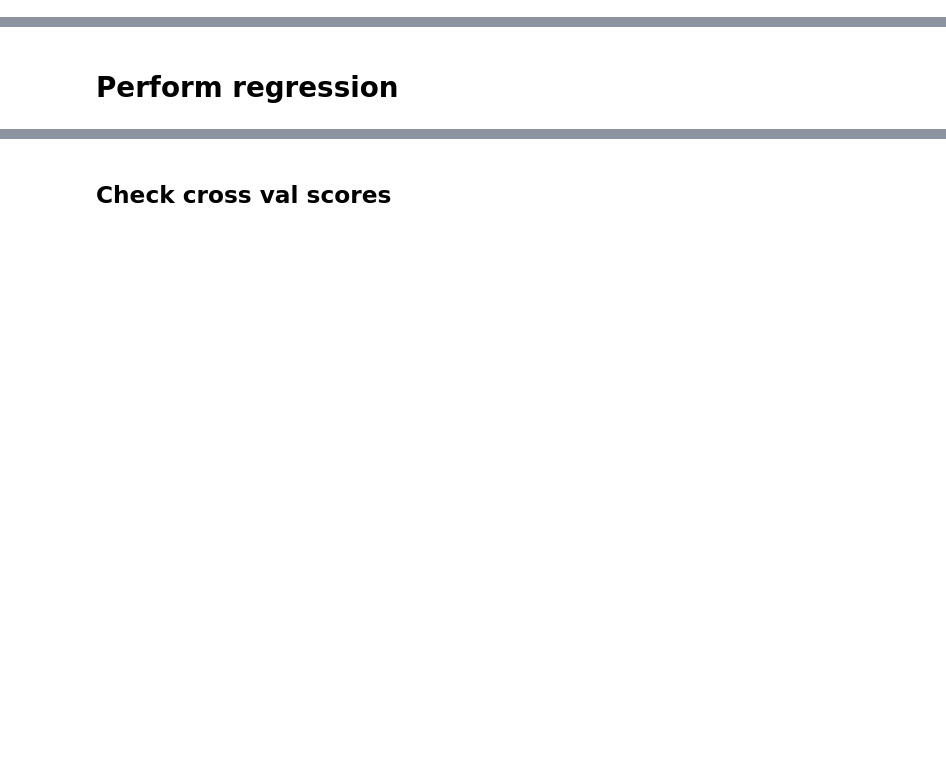
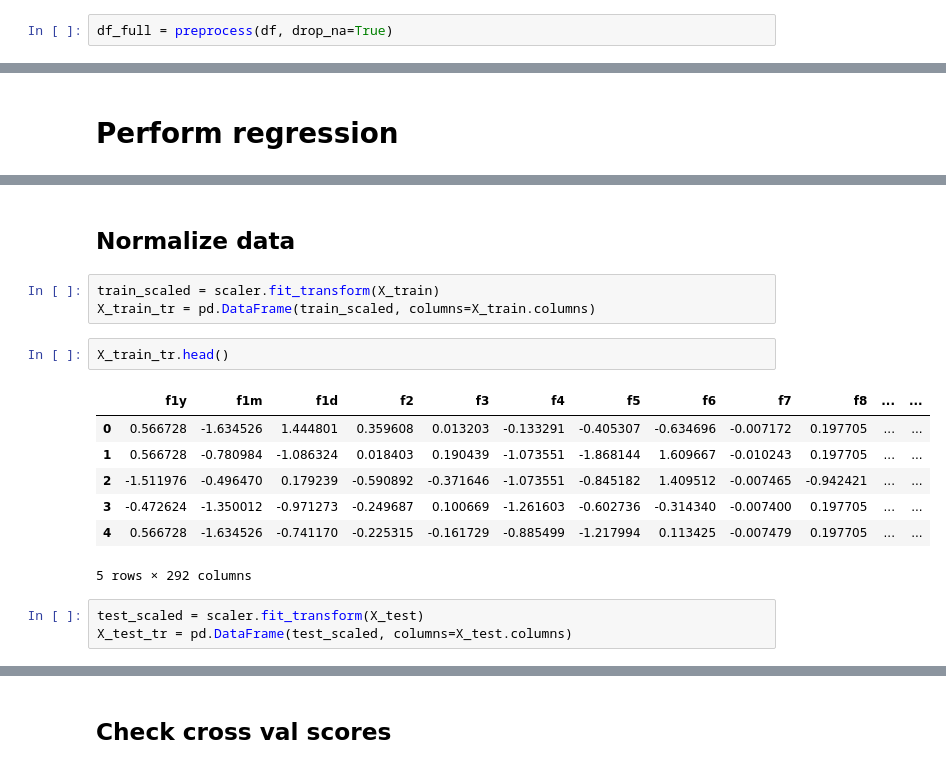
Before and after one commit to scikodot/msu-share, a Jupyter notebook: ml/competition02/competition02.ipynb, the cells around one changed output, grey strips where cells are left out. Saved outputs shown, nothing was run; the diff lists cells and outputs as text; blank space fills up the shorter version.

```diff
--- a/ml/competition02/competition02.ipynb
+++ b/ml/competition02/competition02.ipynb
@@ -387,0 +416,2 @@ def preprocess(df):
+# %%
+df_full = preprocess(df, drop_na=True)
@@ -410 +484,19 @@ from sklearn.linear_model import Ridge
 regressor = Ridge()
+# %% [markdown]
+## Normalize data
+# %%
+train_scaled = scaler.fit_transform(X_train)
+X_train_tr = pd.DataFrame(train_scaled, columns=X_train.columns)
+# %%
+X_train_tr.head()
+# %% [output]
+|  | f1y | f1m | f1d | f2 | f3 | f4 | f5 | f6 | f7 | f8 | ... | ... |
+| 0 | 0.566728 | -1.634526 | 1.444801 | 0.359608 | 0.013203 | -0.133291 | -0.405307 | -0.634696 | -0.007172 | 0.197705 | ... | ... |
+| 1 | 0.566728 | -0.780984 | -1.086324 | 0.018403 | 0.190439 | -1.073551 | -1.868144 | 1.609667 | -0.010243 | 0.197705 | ... | ... |
+| 2 | -1.511976 | -0.496470 | 0.179239 | -0.590892 | -0.371646 | -1.073551 | -0.845182 | 1.409512 | -0.007465 | -0.942421 | ... | ... |
+| 3 | -0.472624 | -1.350012 | -0.971273 | -0.249687 | 0.100669 | -1.261603 | -0.602736 | -0.314340 | -0.007400 | 0.197705 | ... | ... |
+| 4 | 0.566728 | -1.634526 | -0.741170 | -0.225315 | -0.161729 | -0.885499 | -1.217994 | 0.113425 | -0.007479 | 0.197705 | ... | ... |
+5 rows × 292 columns
+# %%
+test_scaled = scaler.fit_transform(X_test)
+X_test_tr = pd.DataFrame(test_scaled, columns=X_test.columns)
```
Also changed, not shown: parts of 41 cells of this notebook, 1 other file.
